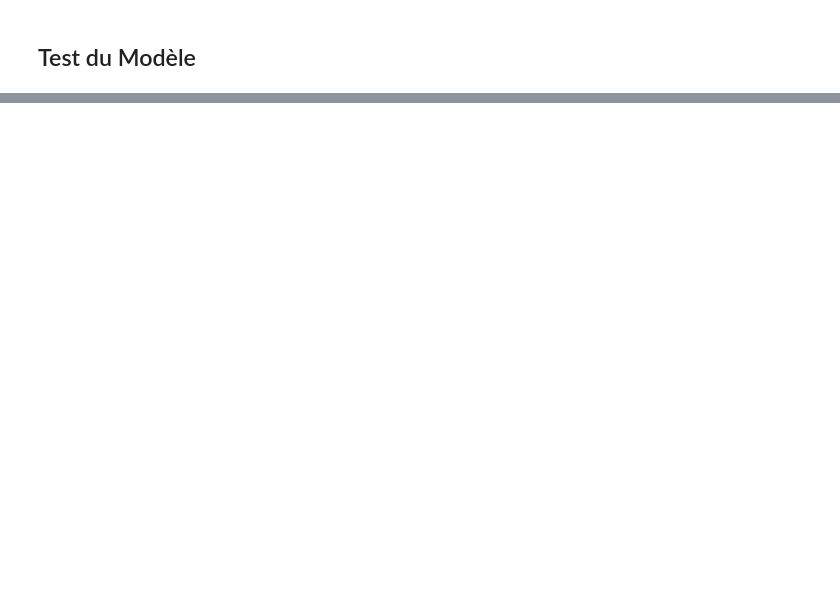
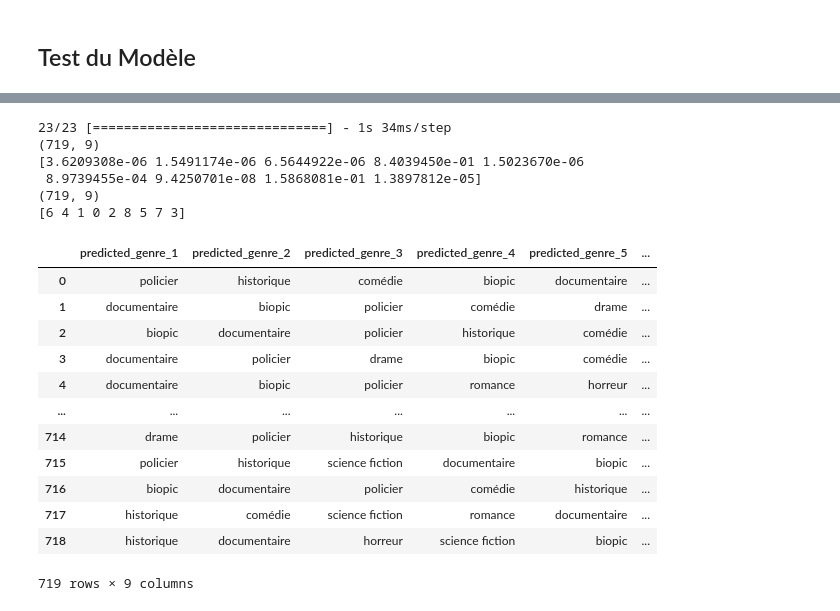
Before and after one commit to FABallemand/ProjetTAL, a Jupyter notebook: notebooks/CNN.ipynb, the cells around one changed output, grey strips where cells are left out. Cells and saved outputs as stored; diff of their text form; code cells hidden in the pictures; blank space fills up the shorter version.

```diff
--- a/notebooks/CNN.ipynb
+++ b/notebooks/CNN.ipynb
@@ -542,0 +553,56 @@ test_data_complete.to_xml("../data/test_results.xml")
+# %%
+# Vector of probability for each class
+y_pred = CNN_model.predict(X_test)
+print(y_pred.shape)
+print(y_pred[0])
+
+# Vector of genre id with the highest probabillity
+y_pred = np.argsort(y_pred, axis=1)
+print(y_pred[0])
+y_pred = np.flip(y_pred, axis=1)
+print(y_pred.shape)
+print(y_pred[0])
+
+# Convert to dataframe
+y_pred = pd.DataFrame(y_pred)
+
+# Rename column and replace genre ids with genre names
+y_pred.rename(columns={y_pred.columns[0]: "predicted_genre_1"}, inplace=True)
+y_pred.replace({"predicted_genre_1": id2genre}, inplace=True)
+y_pred.rename(columns={y_pred.columns[1]: "predicted_genre_2"}, inplace=True)
+y_pred.replace({"predicted_genre_2": id2genre}, inplace=True)
+y_pred.rename(columns={y_pred.columns[2]: "predicted_genre_3"}, inplace=True)
+y_pred.replace({"predicted_genre_3": id2genre}, inplace=True)
+y_pred.rename(columns={y_pred.columns[3]: "predicted_genre_4"}, inplace=True)
+y_pred.replace({"predicted_genre_4": id2genre}, inplace=True)
+y_pred.rename(columns={y_pred.columns[4]: "predicted_genre_5"}, inplace=True)
+y_pred.replace({"predicted_genre_5": id2genre}, inplace=True)
+y_pred.rename(columns={y_pred.columns[5]: "predicted_genre_6"}, inplace=True)
+y_pred.replace({"predicted_genre_6": id2genre}, inplace=True)
+y_pred.rename(columns={y_pred.columns[6]: "predicted_genre_7"}, inplace=True)
+y_pred.replace({"predicted_genre_7": id2genre}, inplace=True)
+y_pred.rename(columns={y_pred.columns[7]: "predicted_genre_8"}, inplace=True)
+y_pred.replace({"predicted_genre_8": id2genre}, inplace=True)
+y_pred.rename(columns={y_pred.columns[8]: "predicted_genre_9"}, inplace=True)
+y_pred.replace({"predicted_genre_9": id2genre}, inplace=True)
+y_pred
+# %% [output]
+23/23 [==============================] - 1s 34ms/step
+(719, 9)
+[3.6209308e-06 1.5491174e-06 6.5644922e-06 8.4039450e-01 1.5023670e-06
+ 8.9739455e-04 9.4250701e-08 1.5868081e-01 1.3897812e-05]
+(719, 9)
+[6 4 1 0 2 8 5 7 3]
+|  | predicted_genre_1 | predicted_genre_2 | predicted_genre_3 | predicted_genre_4 | predicted_genre_5 | ... |
+| 0 | policier | historique | comédie | biopic | documentaire | ... |
+| 1 | documentaire | biopic | policier | comédie | drame | ... |
+| 2 | biopic | documentaire | policier | historique | comédie | ... |
+| 3 | documentaire | policier | drame | biopic | comédie | ... |
+| 4 | documentaire | biopic | policier | romance | horreur | ... |
+| ... | ... | ... | ... | ... | ... | ... |
+| 714 | drame | policier | historique | biopic | romance | ... |
+| 715 | policier | historique | science fiction | documentaire | biopic | ... |
+| 716 | biopic | documentaire | policier | comédie | historique | ... |
+| 717 | historique | comédie | science fiction | romance | documentaire | ... |
+| 718 | historique | documentaire | horreur | science fiction | biopic | ... |
+719 rows × 9 columns
```
Also changed, not shown: parts of 18 cells of this notebook, 13 other files.
